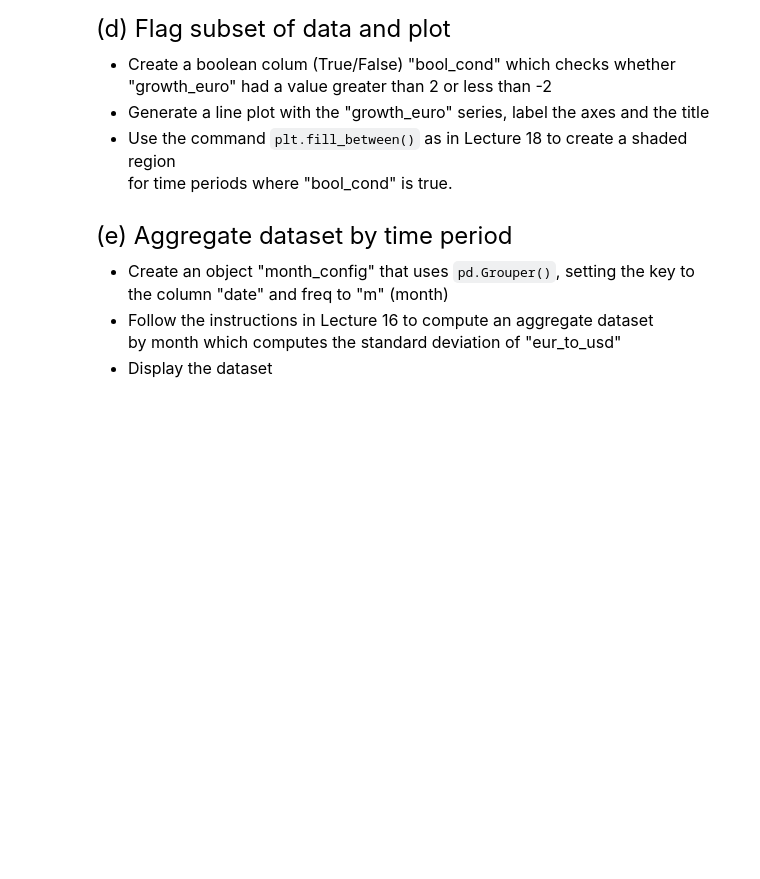
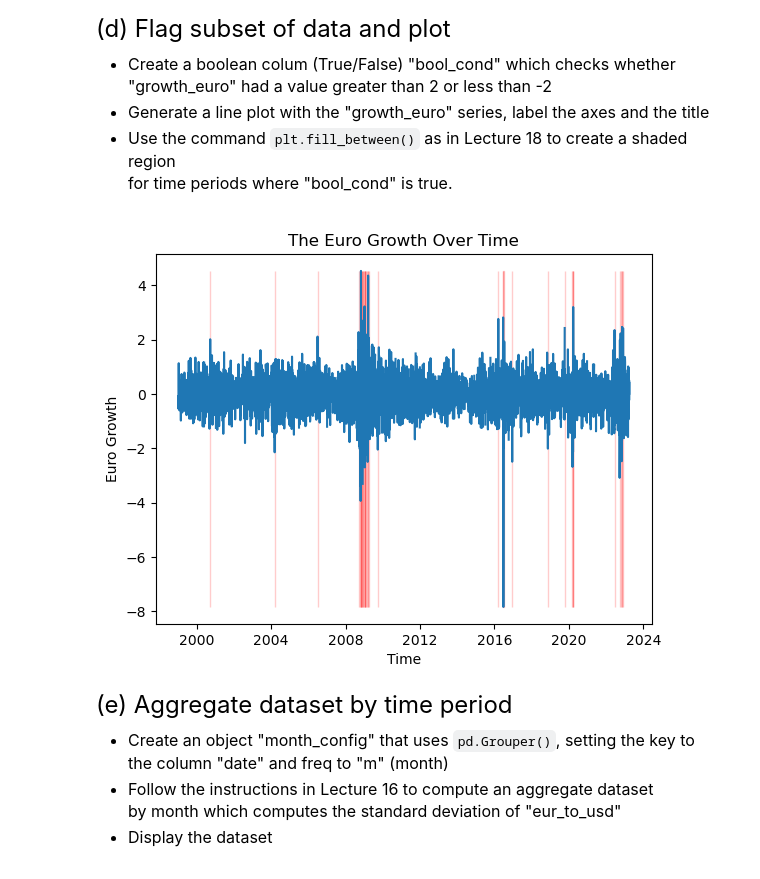
Before and after one commit to jojoonthego/qtm151spring2025, a Jupyter notebook: Quiz4/Quiz4.ipynb, the cells around one changed output. Drawn from its saved outputs; the diff is of its cells as text; code cells hidden in the pictures; blank space fills up the shorter version.

```diff
--- a/Quiz4/Quiz4.ipynb
+++ b/Quiz4/Quiz4.ipynb
@@ -102,0 +102,7 @@
+# %%
+# Write your own code
+
+currencies["diff_euro"]=currencies["eur_to_usd"].diff()
+currencies["lag_euro"]=currencies["eur_to_usd"].shift(1)
+currencies["growth_euro"]=(currencies["diff_euro"]/currencies["lag_euro"])*100
+currencies
@@ -117,3 +135,23 @@ for time periods where "bool_cond" is true.
+# %%
+# Write your own code
+
+currencies["bool_cond"]= (currencies["growth_euro"] > 2) | (currencies["growth_euro"] < -2)
+
+plt.plot("date_string","growth_euro",data=currencies)
+plt.xlabel("Time")
+plt.ylabel("Euro Growth")
+plt.title("The Euro Growth Over Time")
+
+vec_y=currencies["growth_euro"]
+plt.fill_between(x=currencies["date_string"],
+                 y1 = vec_y.min(),
+                 y2 = vec_y.max(),
+                 where = currencies["bool_cond"],
+                 alpha = 0.2,color = "red")
+
+plt.show()
+# %% [output]
+[figure, added]
 # %% [markdown]
 <font size = "5">
 
```
Also changed, not shown: parts of 8 cells of this notebook, 1 other file.
